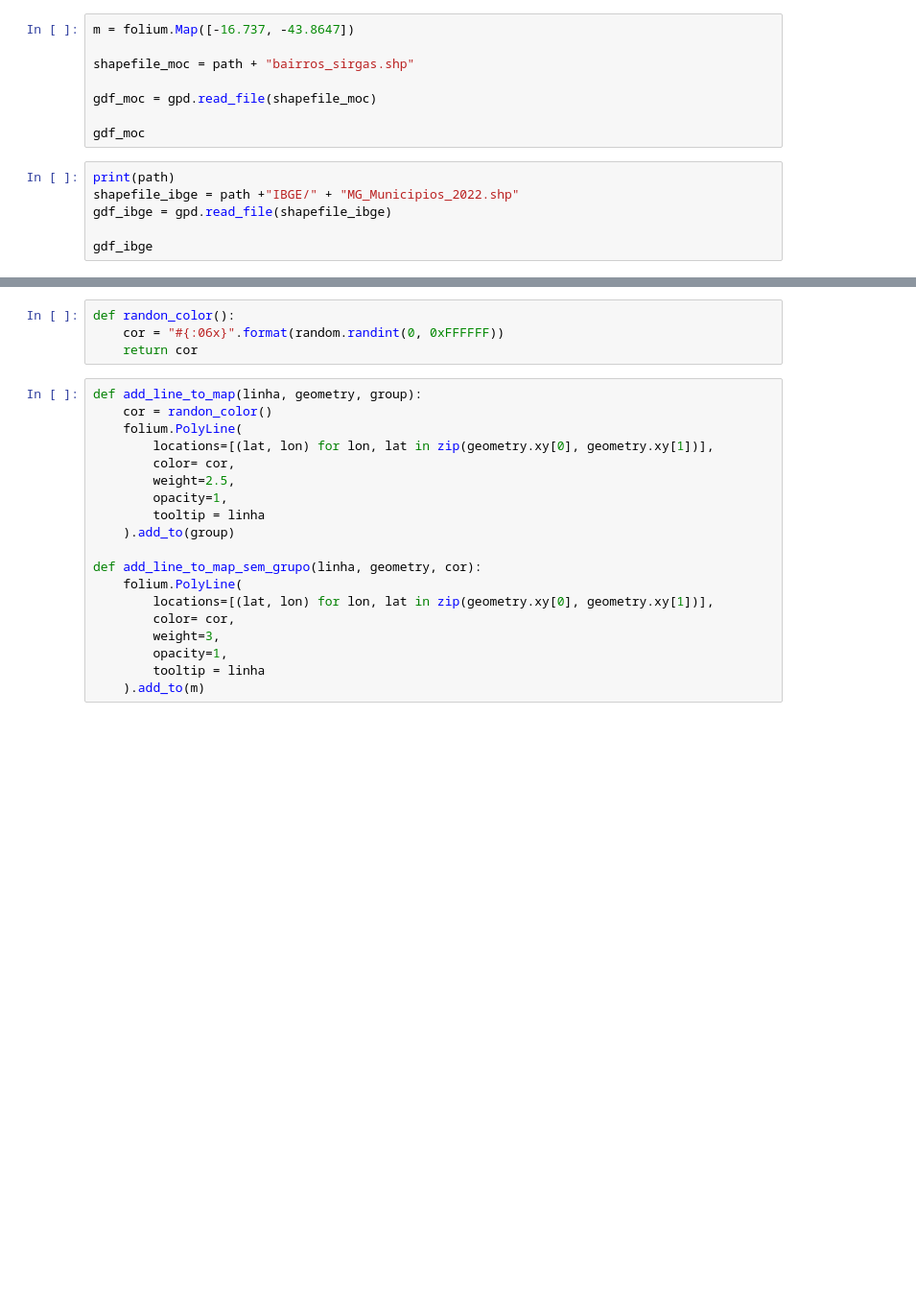
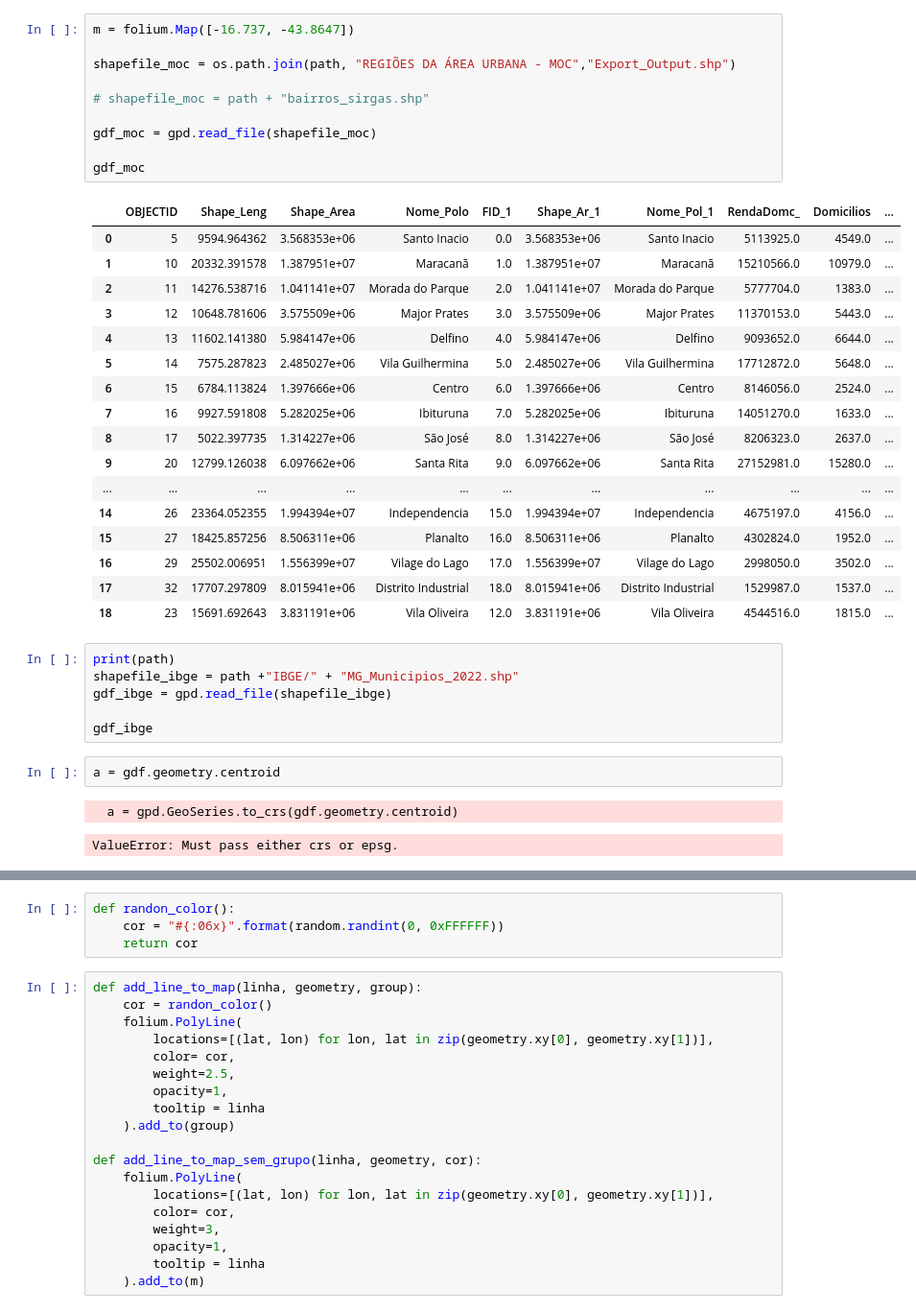
Before and after one commit to YagoMaia/quali_bus, a Jupyter notebook: app/Linhas.ipynb, the cells around one changed output, grey strips where cells are left out. Shown: that part at 96% size. Saved outputs shown, nothing was run; the diff lists cells and outputs as text; blank space fills up the shorter version.

```diff
--- a/app/Linhas.ipynb
+++ b/app/Linhas.ipynb
@@ -35,15 +89,40 @@ gdf
 # %%
 m = folium.Map([-16.737, -43.8647])
 
-shapefile_moc = path + "bairros_sirgas.shp"
+shapefile_moc = os.path.join(path, "REGIÕES DA ÁREA URBANA - MOC","Export_Output.shp")
+
+# shapefile_moc = path + "bairros_sirgas.shp"
 
 gdf_moc = gpd.read_file(shapefile_moc)
 
 gdf_moc
+# %% [output]
+|  | OBJECTID | Shape_Leng | Shape_Area | Nome_Polo | FID_1 | Shape_Ar_1 | Nome_Pol_1 | RendaDomc_ | Domicilios | ... |
+| 0 | 5 | 9594.964362 | 3.568353e+06 | Santo Inacio | 0.0 | 3.568353e+06 | Santo Inacio | 5113925.0 | 4549.0 | ... |
+| 1 | 10 | 20332.391578 | 1.387951e+07 | Maracanã | 1.0 | 1.387951e+07 | Maracanã | 15210566.0 | 10979.0 | ... |
+| 2 | 11 | 14276.538716 | 1.041141e+07 | Morada do Parque | 2.0 | 1.041141e+07 | Morada do Parque | 5777704.0 | 1383.0 | ... |
+| 3 | 12 | 10648.781606 | 3.575509e+06 | Major Prates | 3.0 | 3.575509e+06 | Major Prates | 11370153.0 | 5443.0 | ... |
+| 4 | 13 | 11602.141380 | 5.984147e+06 | Delfino | 4.0 | 5.984147e+06 | Delfino | 9093652.0 | 6644.0 | ... |
+| 5 | 14 | 7575.287823 | 2.485027e+06 | Vila Guilhermina | 5.0 | 2.485027e+06 | Vila Guilhermina | 17712872.0 | 5648.0 | ... |
+| 6 | 15 | 6784.113824 | 1.397666e+06 | Centro | 6.0 | 1.397666e+06 | Centro | 8146056.0 | 2524.0 | ... |
+| 7 | 16 | 9927.591808 | 5.282025e+06 | Ibituruna | 7.0 | 5.282025e+06 | Ibituruna | 14051270.0 | 1633.0 | ... |
+| 8 | 17 | 5022.397735 | 1.314227e+06 | São José | 8.0 | 1.314227e+06 | São José | 8206323.0 | 2637.0 | ... |
+| 9 | 20 | 12799.126038 | 6.097662e+06 | Santa Rita | 9.0 | 6.097662e+06 | Santa Rita | 27152981.0 | 15280.0 | ... |
+| ... | ... | ... | ... | ... | ... | ... | ... | ... | ... | ... |
+| 14 | 26 | 23364.052355 | 1.994394e+07 | Independencia | 15.0 | 1.994394e+07 | Independencia | 4675197.0 | 4156.0 | ... |
+| 15 | 27 | 18425.857256 | 8.506311e+06 | Planalto | 16.0 | 8.506311e+06 | Planalto | 4302824.0 | 1952.0 | ... |
+| 16 | 29 | 25502.006951 | 1.556399e+07 | Vilage do Lago | 17.0 | 1.556399e+07 | Vilage do Lago | 2998050.0 | 3502.0 | ... |
+| 17 | 32 | 17707.297809 | 8.015941e+06 | Distrito Industrial | 18.0 | 8.015941e+06 | Distrito Industrial | 1529987.0 | 1537.0 | ... |
+| 18 | 23 | 15691.692643 | 3.831191e+06 | Vila Oliveira | 12.0 | 3.831191e+06 | Vila Oliveira | 4544516.0 | 1815.0 | ... |
 # %%
 print(path)
 shapefile_ibge = path +"IBGE/" + "MG_Municipios_2022.shp"
 gdf_ibge = gpd.read_file(shapefile_ibge)
 
 gdf_ibge
+# %%
+a = gdf.geometry.centroid
+# %% [output]
+  a = gpd.GeoSeries.to_crs(gdf.geometry.centroid)
+ValueError: Must pass either crs or epsg.
 # %%
```
Also changed, not shown: parts of 4 cells of this notebook, 58 other files.
